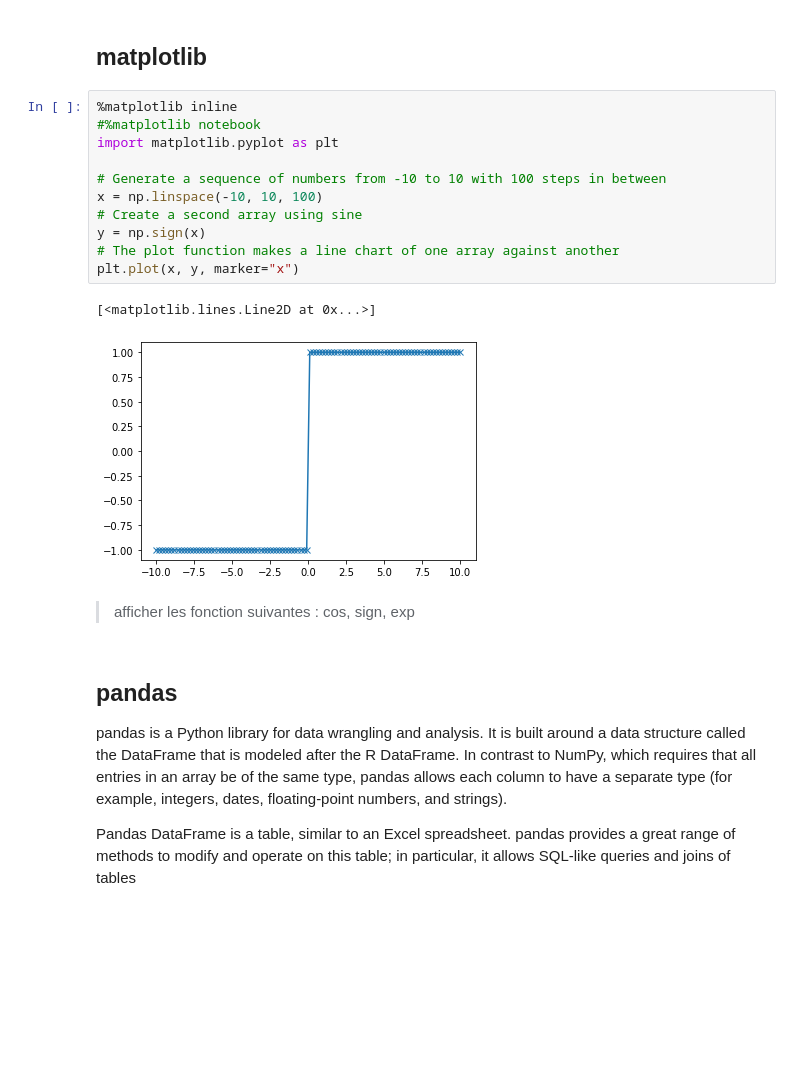
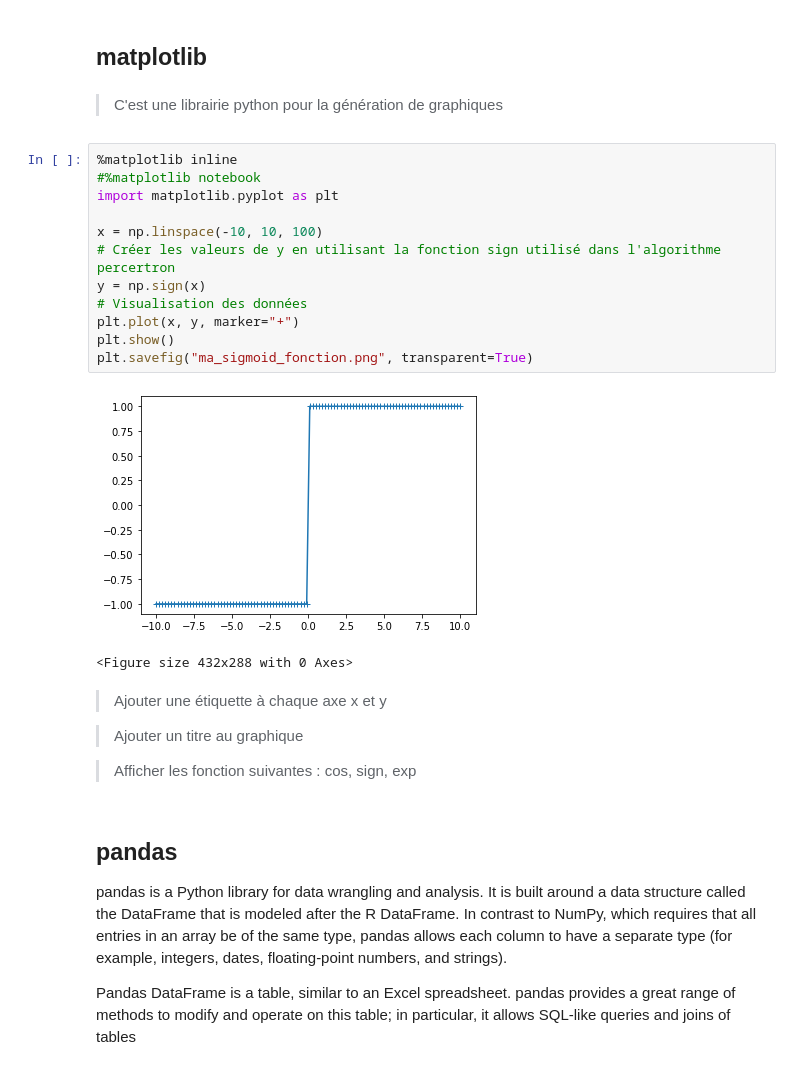
Before and after one commit to securitylab-repository/TPS-IA, a Jupyter notebook: TP1.ipynb, the cells around one changed output. Drawn from its saved outputs; the diff is of its cells as text; blank space fills up the shorter version.

Commit message:
modification de la partie matplotlib

```diff
--- a/TP1.ipynb
+++ b/TP1.ipynb
@@ -108,22 +154,29 @@ COO representation:
 Quelle est la différence avec la première méthode ?
 # %% [markdown]
 ## matplotlib
+# %% [markdown]
+> C'est une librairie python pour la génération de graphiques
 # %%
 %matplotlib inline
 #%matplotlib notebook
 import matplotlib.pyplot as plt
 
-# Generate a sequence of numbers from -10 to 10 with 100 steps in between
 x = np.linspace(-10, 10, 100)
-# Create a second array using sine
+# Créer les valeurs de y en utilisant la fonction sign utilisé dans l'algorithme percertron
 y = np.sign(x)
-# The plot function makes a line chart of one array against another
-plt.plot(x, y, marker="x")
+# Visualisation des données
+plt.plot(x, y, marker="+")
+plt.show()
+plt.savefig("ma_sigmoid_fonction.png", transparent=True)
 # %% [output]
+[figure, new version]
-[<matplotlib.lines.Line2D at 0x...>]
+<Figure size 432x288 with 0 Axes>
-[figure, old version]
 # %% [markdown]
-> afficher les fonction suivantes : cos, sign, exp
+> Ajouter une étiquette à chaque axe x et y
+
+> Ajouter un titre au graphique
+
+> Afficher les fonction suivantes : cos, sign, exp
 # %% [markdown]
 ## pandas
 
```
Also changed, not shown: parts of 9 cells of this notebook.
